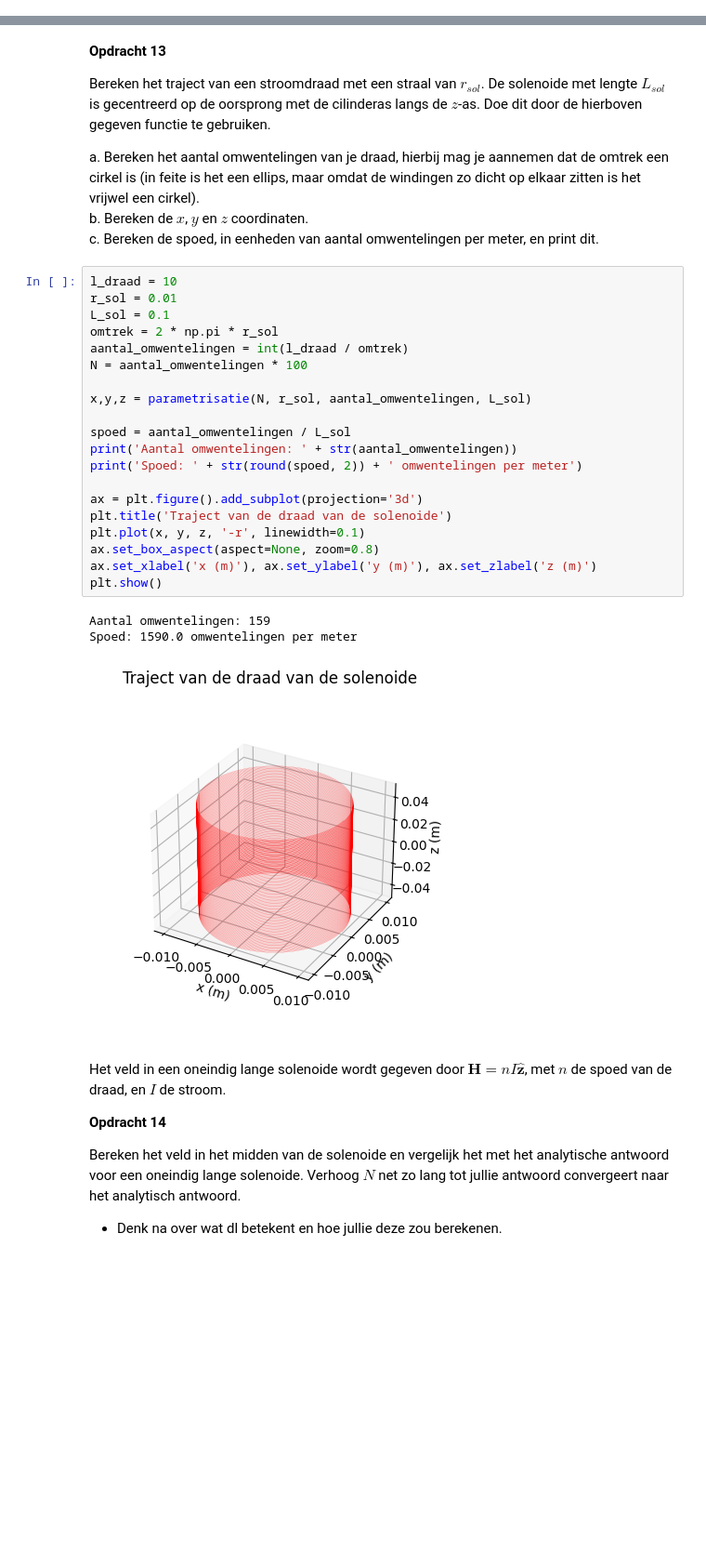
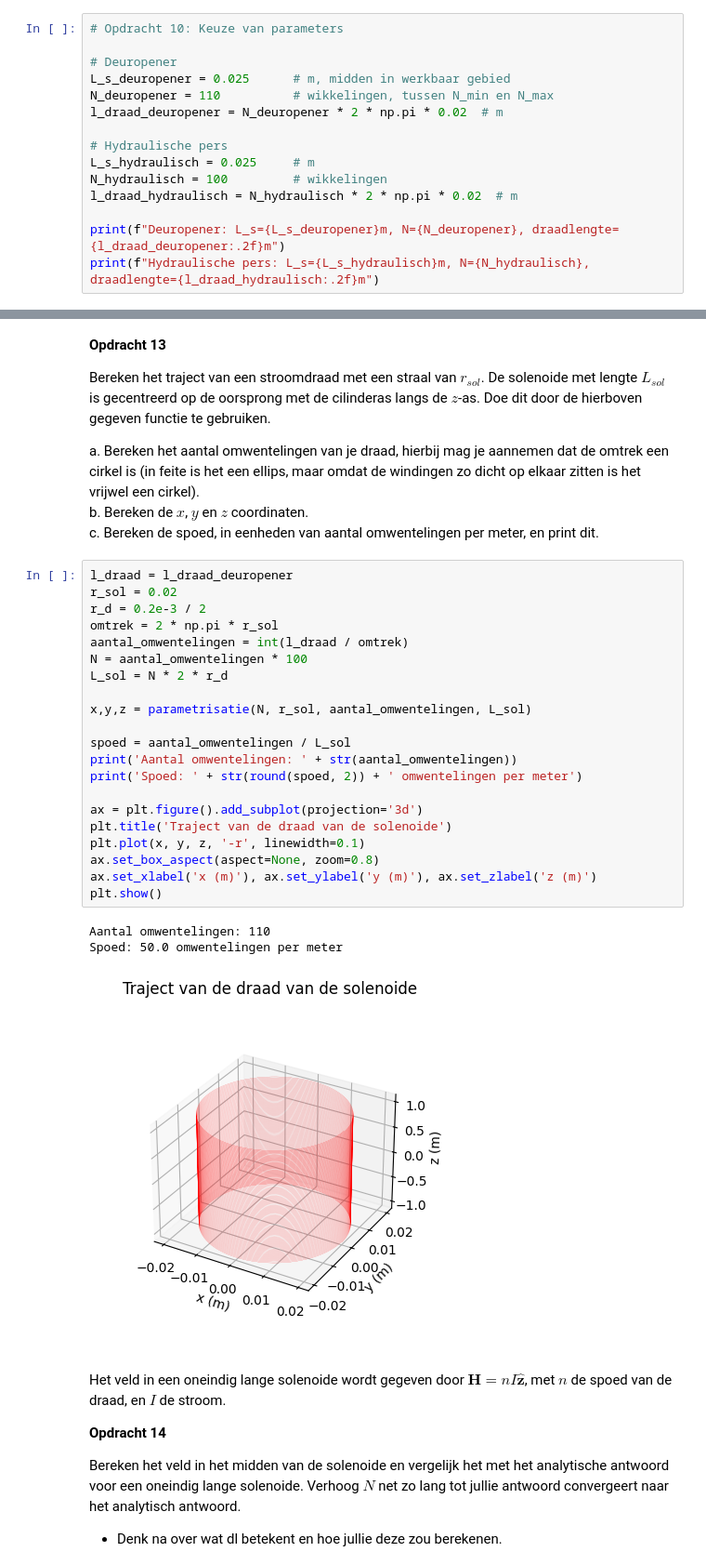
Before and after one commit to pieterbroerse/opdrachten-DEF-D, a Jupyter notebook: DigitaleOntwerpopdrachten/2KrachtactuatorOpdracht/KrachtactuatorOpdracht.ipynb, the cells around one changed output, grey strips where cells are left out. Shown at 93% size. Drawn from its saved outputs; the diff is of its cells as text; blank space fills up the shorter version.

```diff
--- a/DigitaleOntwerpopdrachten/2KrachtactuatorOpdracht/KrachtactuatorOpdracht.ipynb
+++ b/DigitaleOntwerpopdrachten/2KrachtactuatorOpdracht/KrachtactuatorOpdracht.ipynb
@@ -181,3 +296,18 @@ Maak een parameterplot met behulp van bovenstaand gedefinieerde functie voor de
 **Opdracht 10**
 
 Maak voor elke actuator een keuze voor de lengte van de spoel, de straal van de spoel en de lengte van de draad.
+# %%
+# Opdracht 10: Keuze van parameters
+
+# Deuropener
+L_s_deuropener = 0.025      # m, midden in werkbaar gebied
+N_deuropener = 110          # wikkelingen, tussen N_min en N_max
+l_draad_deuropener = N_deuropener * 2 * np.pi * 0.02  # m
+
+# Hydraulische pers
+L_s_hydraulisch = 0.025     # m
+N_hydraulisch = 100         # wikkelingen
+l_draad_hydraulisch = N_hydraulisch * 2 * np.pi * 0.02  # m
+
+print(f"Deuropener: L_s={L_s_deuropener}m, N={N_deuropener}, draadlengte={l_draad_deuropener:.2f}m")
+print(f"Hydraulische pers: L_s={L_s_hydraulisch}m, N={N_hydraulisch}, draadlengte={l_draad_hydraulisch:.2f}m")
@@ -302,29 +435,30 @@ a. Bereken het aantal omwentelingen van je draad, hierbij mag je aannemen dat de
 b. Bereken de $x$, $y$ en $z$ coordinaten.\
 c. Bereken de spoed, in eenheden van aantal omwentelingen per meter, en print dit.
 # %%
-l_draad = 10
-r_sol = 0.01
-L_sol = 0.1
+l_draad = l_draad_deuropener
+r_sol = 0.02
+r_d = 0.2e-3 / 2
 omtrek = 2 * np.pi * r_sol
 aantal_omwentelingen = int(l_draad / omtrek)
 N = aantal_omwentelingen * 100
+L_sol = N * 2 * r_d
 
 x,y,z = parametrisatie(N, r_sol, aantal_omwentelingen, L_sol)
 
 spoed = aantal_omwentelingen / L_sol
 print('Aantal omwentelingen: ' + str(aantal_omwentelingen))
 print('Spoed: ' + str(round(spoed, 2)) + ' omwentelingen per meter')
 
 ax = plt.figure().add_subplot(projection='3d')
 plt.title('Traject van de draad van de solenoide')
 plt.plot(x, y, z, '-r', linewidth=0.1)
 ax.set_box_aspect(aspect=None, zoom=0.8)
 ax.set_xlabel('x (m)'), ax.set_ylabel('y (m)'), ax.set_zlabel('z (m)')
 plt.show()
 # %% [output]
-Aantal omwentelingen: 159
-Spoed: 1590.0 omwentelingen per meter
+Aantal omwentelingen: 110
+Spoed: 50.0 omwentelingen per meter
-[figure, old version]
+[figure, new version]
 # %% [markdown]
 Het veld in een oneindig lange solenoide wordt gegeven door $\mathbf{H} = n I \hat{\mathbf{z}}$, met $n$ de spoed van de draad, en $I$ de stroom.
 
```
Also changed, not shown: parts of 23 cells of this notebook, 15 other files.
